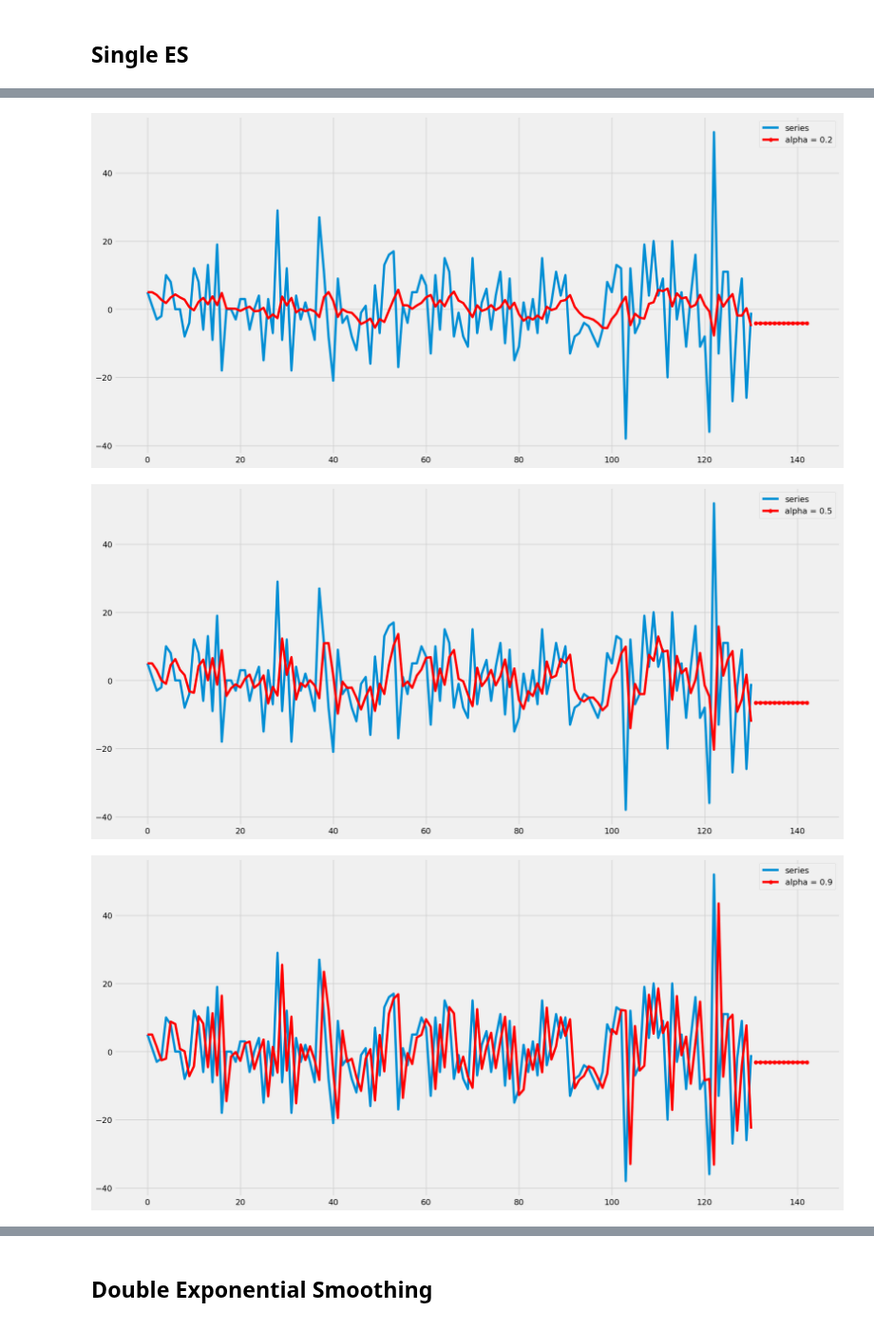
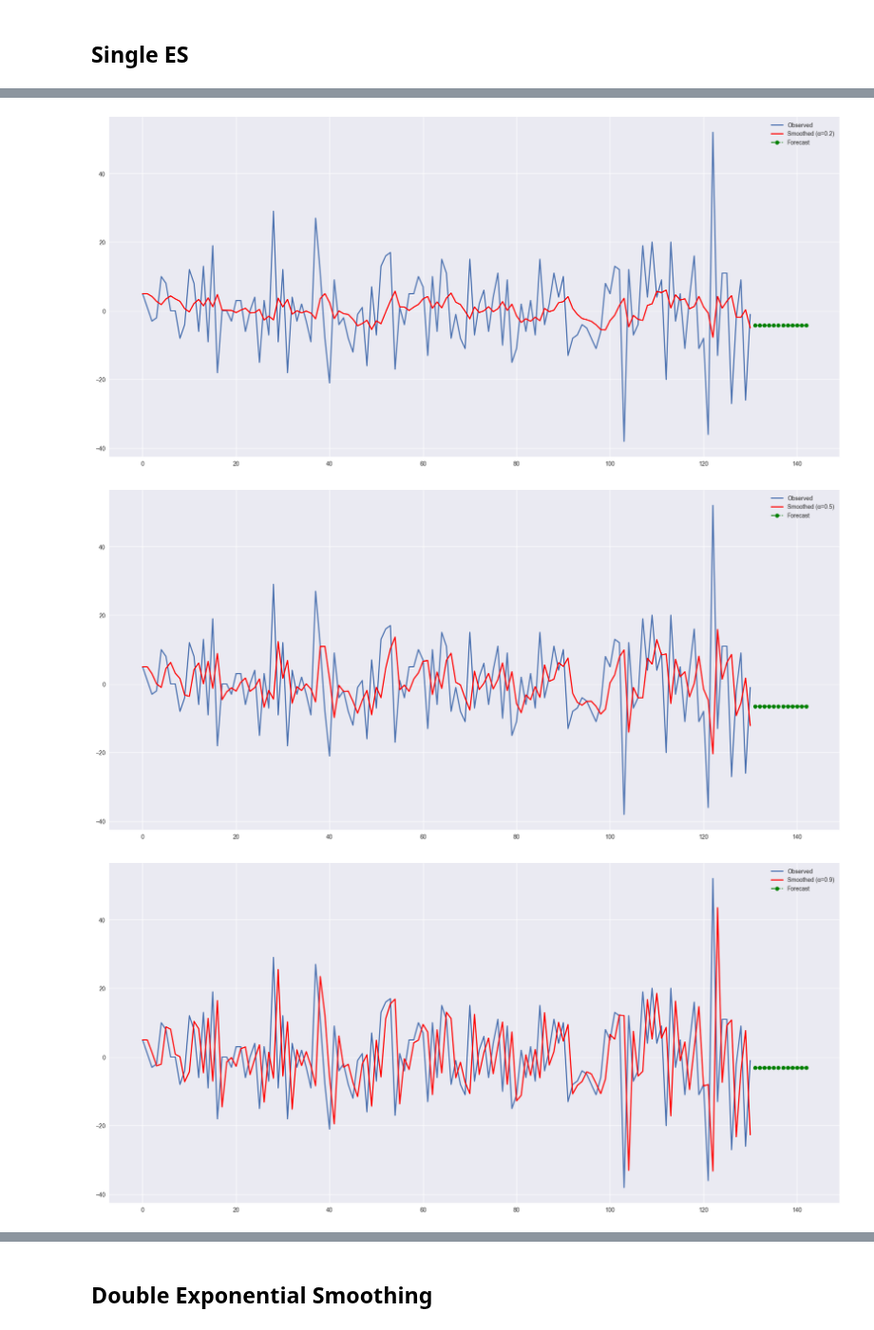
Before and after one commit to tng-konrad/time-series-with-Konrad, a Jupyter notebook: m02-smoothing-methods.ipynb, the cells around one changed output, grey strips where cells are left out. Shown at 95% size. Cells and saved outputs as stored; diff of their text form; code cells hidden in the pictures.

```diff
--- a/m02-smoothing-methods.ipynb
+++ b/m02-smoothing-methods.ipynb
@@ -75,3 +150,20 @@ Define configuration class `CFG` and then use its attributes to adjust the defau
 # Exponential smoothing
 # %% [markdown]
 ## Single ES
+# %%
+def plot_ses_smoothing(series_df, alpha, horizon, value_col="series"):
+    ses_model = SimpleExpSmoothing(series_df[value_col])
+    ses_fit = ses_model.fit(  smoothing_level=alpha, optimized=False)
+
+    forecast = ses_fit.forecast(horizon)
+    plt.figure()
+
+    # Original series
+    series_df[value_col].plot( label="Observed", linewidth=2, )
+    # Smoothed (fitted) values
+    ses_fit.fittedvalues.plot( label=f"Smoothed (α={alpha})", linewidth=2 , color = "red"   )
+    # Forecast
+    forecast.plot( label="Forecast", marker="o", linestyle="--", color="green" )
+
+    plt.legend()
+    plt.show()
@@ -78,16 +197,16 @@ Define configuration class `CFG` and then use its attributes to adjust the defau
 # %%
-# synthetic data demonstration
-for alpha_sm in [0.2 , 0.5, 0.9]:
+HORIZON = 12
+ALPHAS = [0.2, 0.5, 0.9]
 
-    df = pd.read_csv(CFG.data_folder + 'exp1.csv', header = None); df.columns = ['series']
-    df.plot.line()
-    fit1 = SimpleExpSmoothing(df).fit(smoothing_level = alpha_sm  ,optimized=False)
-    fcast1 = fit1.forecast(12).rename('alpha = ' + str(alpha_sm))
-    fcast1.plot(marker='o', color='red', legend=True)
-    fit1.fittedvalues.plot(  color='red')
-    plt.show()
+series_df = pd.read_csv(
+    CFG.data_folder + "exp1.csv",
+    header=None,names=["series"],
+)
+
+for alpha in ALPHAS:
+    plot_ses_smoothing(series_df, alpha=alpha, horizon=HORIZON)
 # %% [output]
-[figure, old version]
+[figure, new version]
-[figure, old version]
+[figure, new version]
-[figure, old version]
+[figure, new version]
 # %% [markdown]
```
Also changed, not shown: parts of 32 cells of this notebook.
